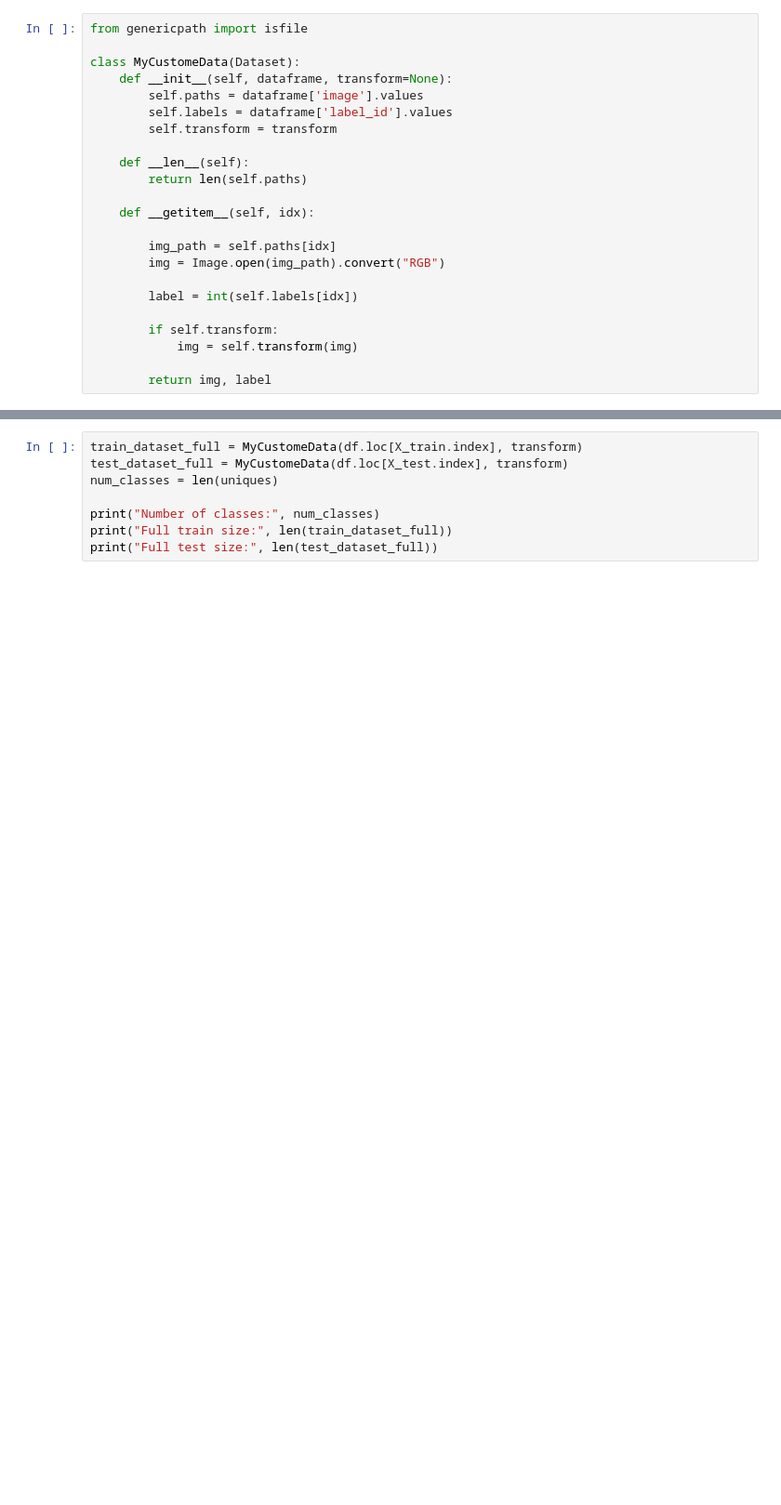
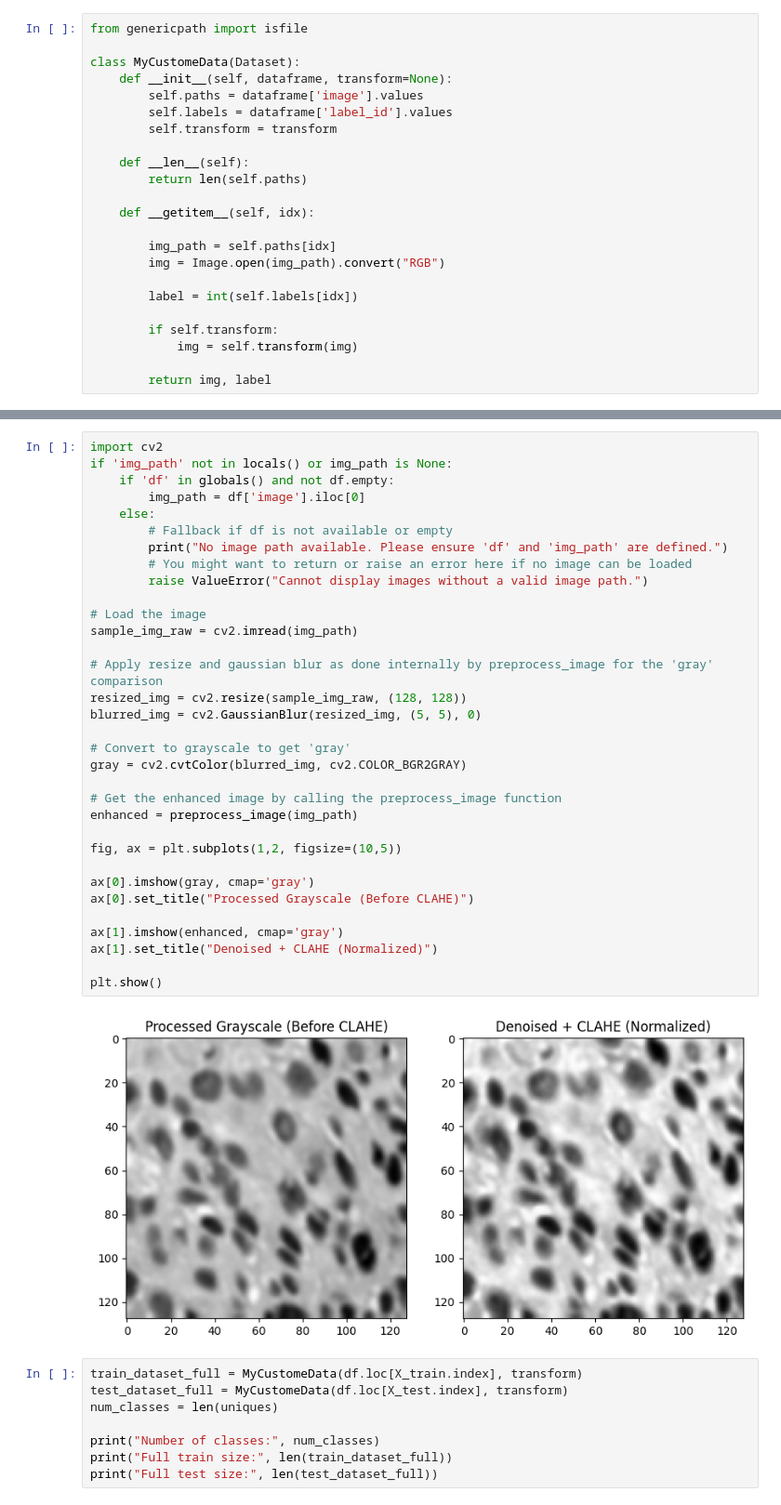
Before and after one commit to sonjoy1s/LungCancer, a Jupyter notebook: LungCancerForPaper.ipynb, the cells around one changed output, grey strips where cells are left out. Shown at 93% size. Saved outputs shown, nothing was run; the diff lists cells and outputs as text; blank space fills up the shorter version.

```diff
--- a/LungCancerForPaper.ipynb
+++ b/LungCancerForPaper.ipynb
@@ -129,3 +162,38 @@ class MyCustomeData(Dataset):
+# %%
+import cv2
+if 'img_path' not in locals() or img_path is None:
+    if 'df' in globals() and not df.empty:
+        img_path = df['image'].iloc[0]
+    else:
+        # Fallback if df is not available or empty
+        print("No image path available. Please ensure 'df' and 'img_path' are defined.")
+        # You might want to return or raise an error here if no image can be loaded
+        raise ValueError("Cannot display images without a valid image path.")
+
+# Load the image
+sample_img_raw = cv2.imread(img_path)
+
+# Apply resize and gaussian blur as done internally by preprocess_image for the 'gray' comparison
+resized_img = cv2.resize(sample_img_raw, (128, 128))
+blurred_img = cv2.GaussianBlur(resized_img, (5, 5), 0)
+
+# Convert to grayscale to get 'gray'
+gray = cv2.cvtColor(blurred_img, cv2.COLOR_BGR2GRAY)
+
+# Get the enhanced image by calling the preprocess_image function
+enhanced = preprocess_image(img_path)
+
+fig, ax = plt.subplots(1,2, figsize=(10,5))
+
+ax[0].imshow(gray, cmap='gray')
+ax[0].set_title("Processed Grayscale (Before CLAHE)")
+
+ax[1].imshow(enhanced, cmap='gray')
+ax[1].set_title("Denoised + CLAHE (Normalized)")
+
+plt.show()
+# %% [output]
+[figure, added]
 # %%
 train_dataset_full = MyCustomeData(df.loc[X_train.index], transform)
 test_dataset_full = MyCustomeData(df.loc[X_test.index], transform)
```
Also changed, not shown: parts of 13 cells of this notebook.
